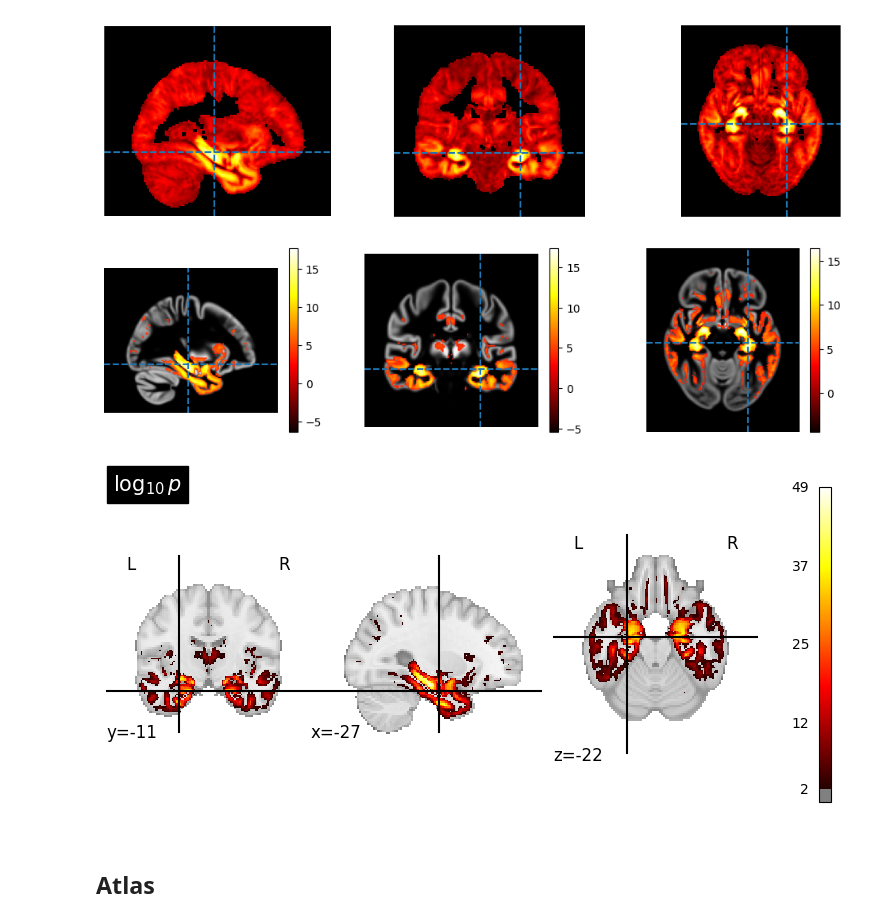
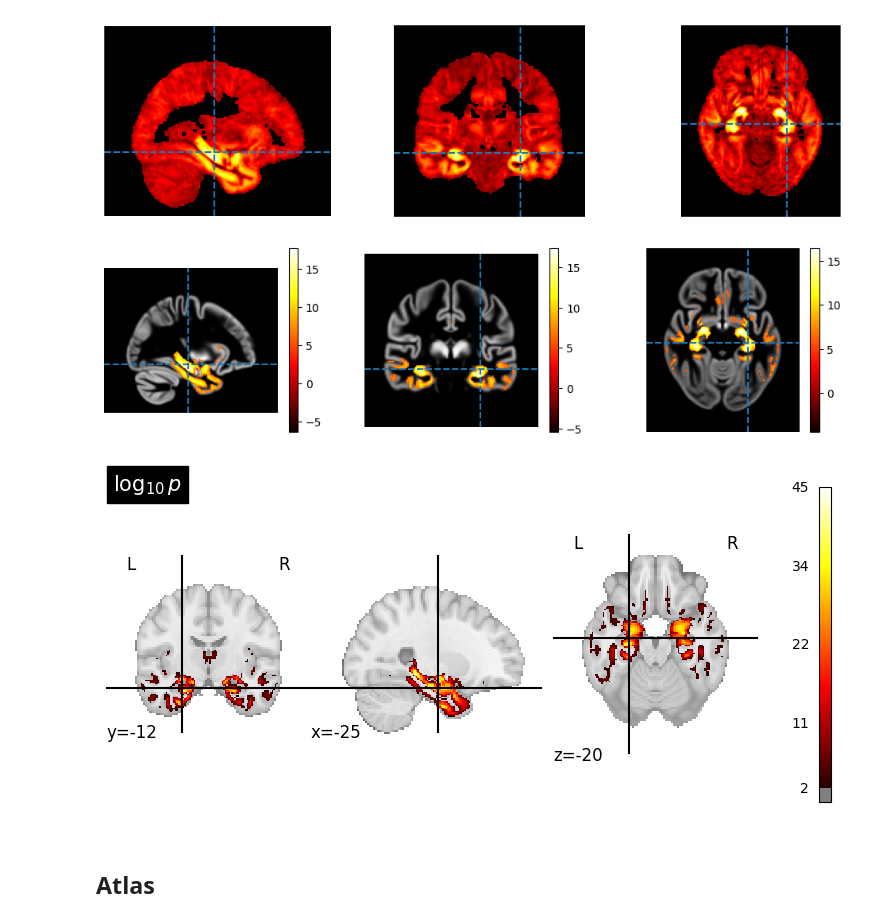
Before and after one commit to bckrlab/ad-fidelity, a Jupyter notebook: reports/adni-eda.ipynb, the cells around one changed output. Cells and saved outputs as stored; diff of their text form; code cells hidden in the pictures.

Commit message:
add figures

```diff
--- a/reports/adni-eda.ipynb
+++ b/reports/adni-eda.ipynb
@@ -141,13 +179,25 @@ from scipy.stats import ttest_ind
 # two-sided Welch's t-Test
 # Welch's t-Test does not assume equal variances for each voxel within populations AD and CN
 ttest_result = ttest_ind(cn_voxels, ad_voxels, axis=1, equal_var=False, alternative="two-sided")
+# %%
+# correction
+from statsmodels.stats.multitest import multipletests
+
+
+# bonferoni correction
+# ps_adj = ps * len(ps)
+# alpha = 0.01
+# significant = (ps_adj <= alpha)
+
+alpha = 0.01
+
+reject, ps_adj, alpha_sidak, alpha_bon = multipletests(ttest_result.pvalue, alpha, method="bonferroni")
 # %%
+# reshape test results back into 3D voxels
 ts = ttest_result.statistic.reshape(121, 145, 121)
 ps = ttest_result.pvalue.reshape(121, 145, 121)
-# bonferoni correction
-ps_adj = ps * len(ps)
-alpha = 0.01
-significant = (ps_adj <= alpha)
+ps_adj = ps_adj.reshape(121, 145, 121)
+reject = reject.reshape(121, 145, 121)
 # %%
 fig, axs = plt.subplots(1, 3, figsize=(12,3))
 plot_slices(mu_ad, xyz, fig=fig, axs=axs)
@@ -159,19 +209,18 @@ array([<Axes: >, <Axes: >, <Axes: >], dtype=object)
 fig, axs = plt.subplots(1, 3, figsize=(12,3))
 
 plot_slices(mu_ad, xyz, fig, axs)
-plot_slices(ts, xyz, fig, axs, cmap="hot", alpha=significant.astype(np.float32), colorbar=True);
+plot_slices(ts, xyz, fig, axs, cmap="hot", alpha=reject.astype(np.float64), colorbar=True);
 # %% [output]
-[figure, old version]
+[figure, new version]
 # %%
 # plot via nilearn
 ps_log = -np.log10(ps_adj)
-ps_log[ps_log < 0] = 0
 ps_log = np.nan_to_num(ps_log)
 
 p_img = nib.Nifti1Image(ps_log, affine)
 nil.plotting.plot_stat_map(p_img, threshold=2, title="$\\log_{10} p$", cmap="hot");
 # %% [output]
-[figure, old version]
+[figure, new version]
 # %% [markdown]
 ## Atlas
 # %%
```
Also changed, not shown: parts of 8 cells of this notebook, 3 other files.
